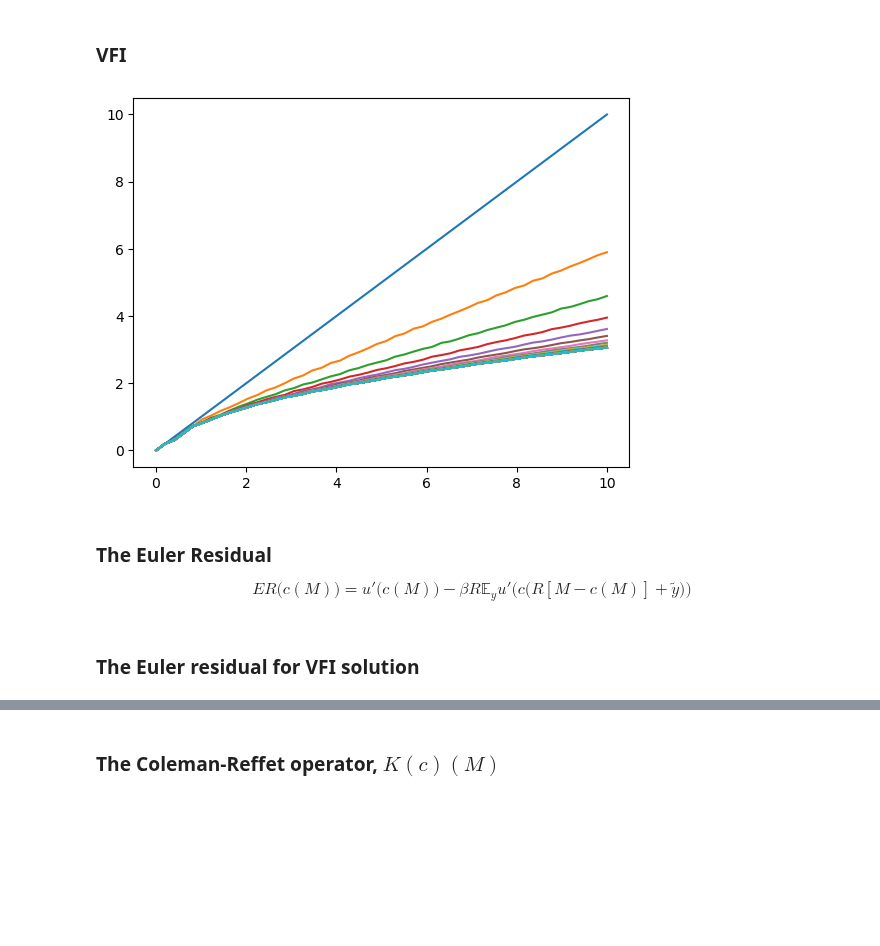
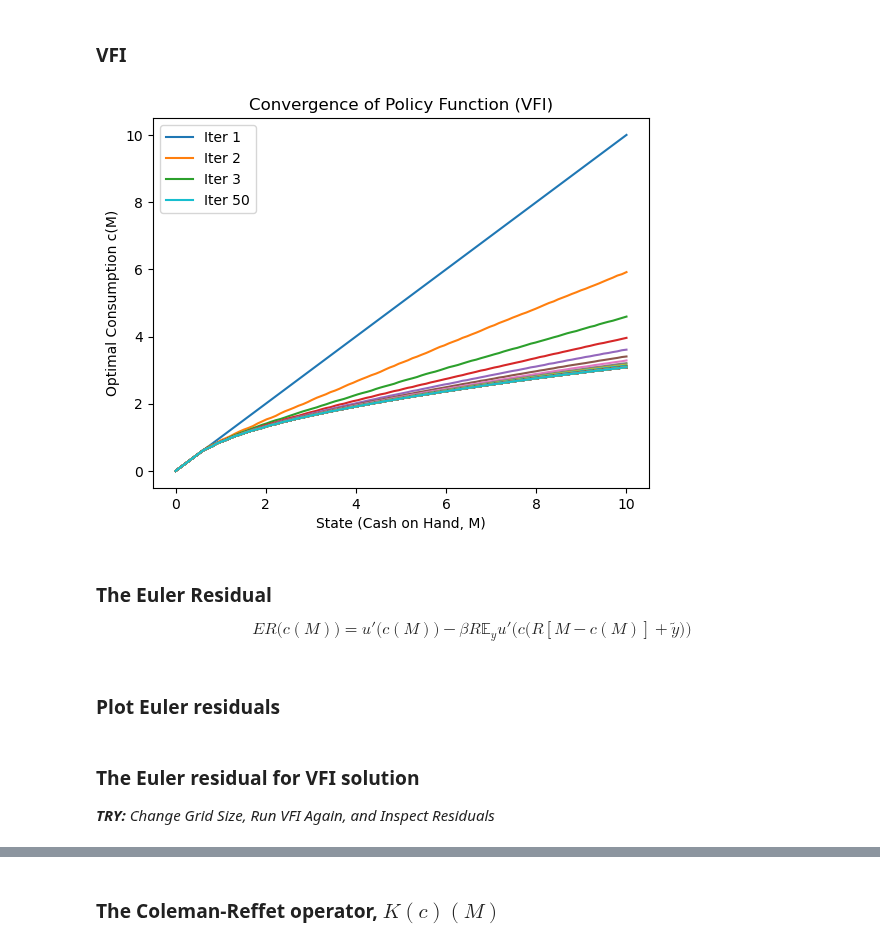
Before and after one commit to bschjerning/dp_ucph, a Jupyter notebook: 3_discrete_continuous_choice/1_euler_egm.ipynb, the cells around one changed output, grey strips where cells are left out. Drawn from its saved outputs; the diff is of its cells as text; code cells hidden in the pictures; blank space fills up the shorter version.

```diff
--- a/3_discrete_continuous_choice/1_euler_egm.ipynb
+++ b/3_discrete_continuous_choice/1_euler_egm.ipynb
@@ -259,16 +331,25 @@ class deaton(deaton):
         return V, c
 # %% [markdown]
 ### VFI
-# %%
-## import matplotlib.pyplot as plt
-m1=deaton()
-V0=m1.x[:,0]*0
-for i in range(50):
-    V0, c = m1.bellman_V(V0)
-    plt.plot(m1.x,c)
-plt.show()
-# %% [output]
-[figure, removed]
+# %%
+# Initialize model instance
+m1 = deaton(n_x=100)
+
+# Initialize value function (zero everywhere)
+V0 = np.zeros_like(m1.x[:, 0])
+
+# Iterate value function iteration (VFI)
+for i in range(50):
+    V0, c = m1.bellman_V(V0)  # Solve Bellman equation
+    plt.plot(m1.x, c, label=f"Iter {i+1}" if i in [0, 1, 2, 49] else "")  # Label key iterations
+
+plt.xlabel("State (Cash on Hand, M)")
+plt.ylabel("Optimal Consumption c(M)")
+plt.title("Convergence of Policy Function (VFI)")
+plt.legend()
+plt.show()
+# %% [output]
+[figure, added]
 # %% [markdown]
 ### The Euler Residual
 $$
@@ -292,0 +376,2 @@ class deaton(deaton):
+# %% [markdown]
+### Plot Euler residuals
@@ -293,2 +397,3 @@ class deaton(deaton):
 # %% [markdown]
 ### The Euler residual for VFI solution
+***TRY:*** *Change Grid Size, Run VFI Again, and Inspect Residuals*
```
Also changed, not shown: parts of 41 cells of this notebook.
